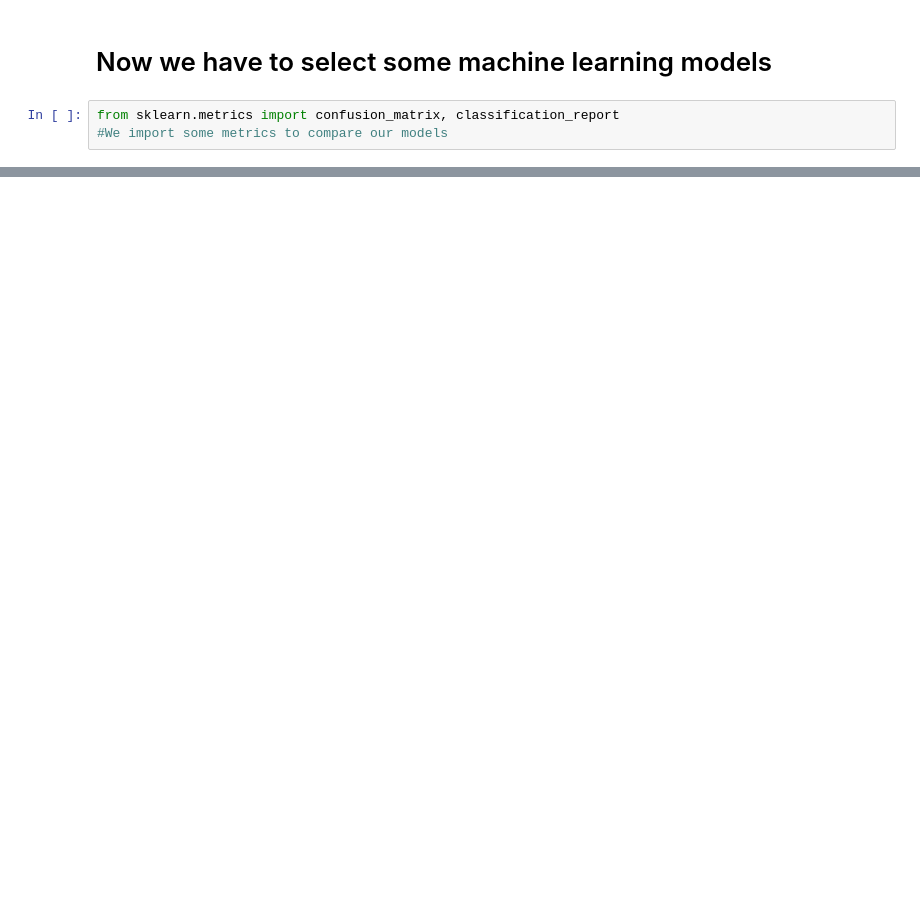
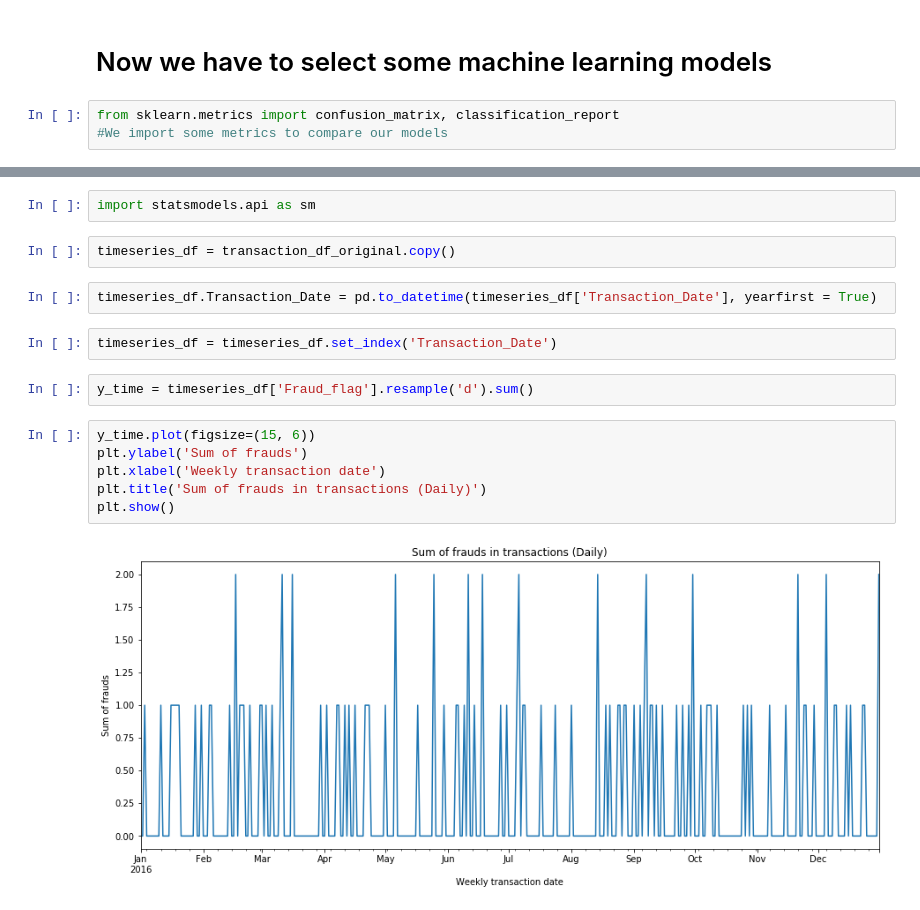
Before and after one commit to jbe1992/final-project, a Jupyter notebook: Credit Card Analysis and Fraud Detection.ipynb, the cells around one changed output, grey strips where cells are left out. Cells and saved outputs as stored; diff of their text form; blank space fills up the shorter version.

```diff
--- a/Credit Card Analysis and Fraud Detection.ipynb
+++ b/Credit Card Analysis and Fraud Detection.ipynb
@@ -151,0 +249,18 @@ weighted avg       0.93      0.92      0.92      3957
+# %%
+import statsmodels.api as sm
+# %%
+timeseries_df = transaction_df_original.copy()
+# %%
+timeseries_df.Transaction_Date = pd.to_datetime(timeseries_df['Transaction_Date'], yearfirst = True)
+# %%
+timeseries_df = timeseries_df.set_index('Transaction_Date')
+# %%
+y_time = timeseries_df['Fraud_flag'].resample('d').sum()
+# %%
+y_time.plot(figsize=(15, 6))
+plt.ylabel('Sum of frauds')
+plt.xlabel('Weekly transaction date')
+plt.title('Sum of frauds in transactions (Daily)')
+plt.show()
+# %% [output]
+[figure, added]
```
Also changed, not shown: parts of 26 cells of this notebook.
